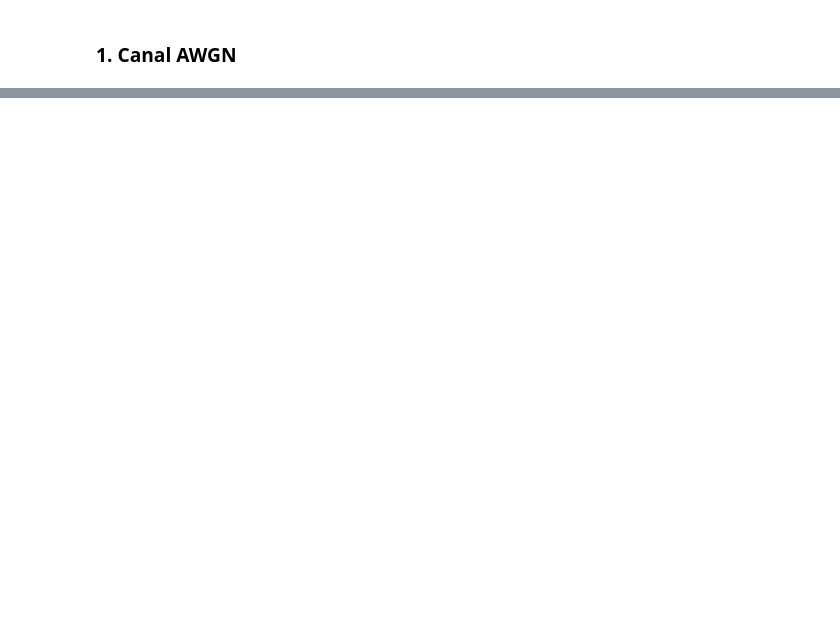
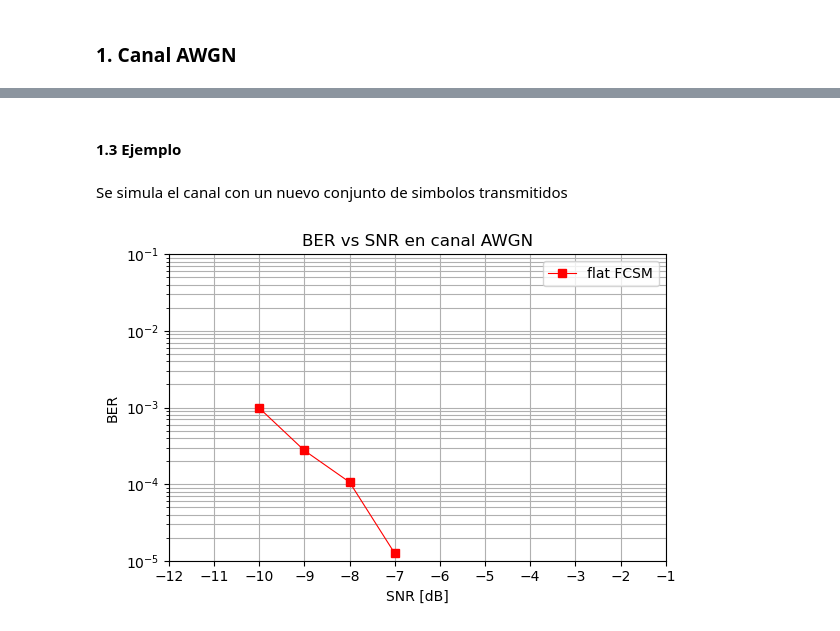
Before and after one commit to nicopinera/com-dig, a Jupyter notebook: Entregas/TerceraEntrega.ipynb, the cells around one changed output, grey strips where cells are left out. Drawn from its saved outputs; the diff is of its cells as text; code cells hidden in the pictures; blank space fills up the shorter version.

```diff
--- a/Entregas/TerceraEntrega.ipynb
+++ b/Entregas/TerceraEntrega.ipynb
@@ -738,0 +586,9 @@ plt.show()
+# %%
+def canal_awgn_sin_filtro(signal, pot_ruido):
+    """
+    Simula canal AWGN sin filtrado. Con media cero y varianza pot_ruido/2.
+    """
+
+    desv_est = np.sqrt(pot_ruido / 2)
+    ruido = np.random.normal(0, desv_est, size=signal.shape) + 1j * np.random.normal(0, desv_est, size=signal.shape)
+    return (signal + ruido)
@@ -738,0 +607,17 @@ plt.show()
+# %%
+
+def potencias_de_ruido(pot_signal, lim_inf=-12, lim_sup=0):
+    """Calcula el rango de potencias de ruido en escala lineal para un rango de SNR en dB.
+
+    Args:
+        pot_signal (float): Potencia de la señal en escala lineal.
+        lim_inf (int, optional): Valor de SNR inferior. Defaults to -12.
+        lim_sup (int, optional): Valor de SNR superior. Defaults to -1.
+
+    Returns:
+        list: lista de SNR en dB
+        list: lista de potencias de ruido.
+    """
+    snr_db = np.arange(lim_inf, lim_sup+1, 1)
+    pot_ruido = pot_signal / (10 ** (snr_db / 10))
+    return snr_db, pot_ruido
@@ -738,0 +676,20 @@ plt.show()
+# %% [markdown]
+#### 1.3 Ejemplo
+# %% [markdown]
+Se simula el canal con un nuevo conjunto de simbolos transmitidos
+# %%
+#Ejemplo de uso:
+#Configuración/Parametros
+SF = 8
+cant_simbolos = 20000
+total_bits = SF * cant_simbolos
+samples_per_chirp = 4
+B=125e3
+
+# Generación de bits aleatorios
+bits_tx = generate_random_bits(total_bits)
+
+# Simulación del canal AWGN sin filtro y graficar BER vs SNR
+simulacion_canal_awgn_sin_filtro(bits_tx, SF, samples_per_chirp, B, -10, -7)
+# %% [output]
+[figure, added]
```
Also changed, not shown: parts of 31 cells of this notebook, 2 other files.
